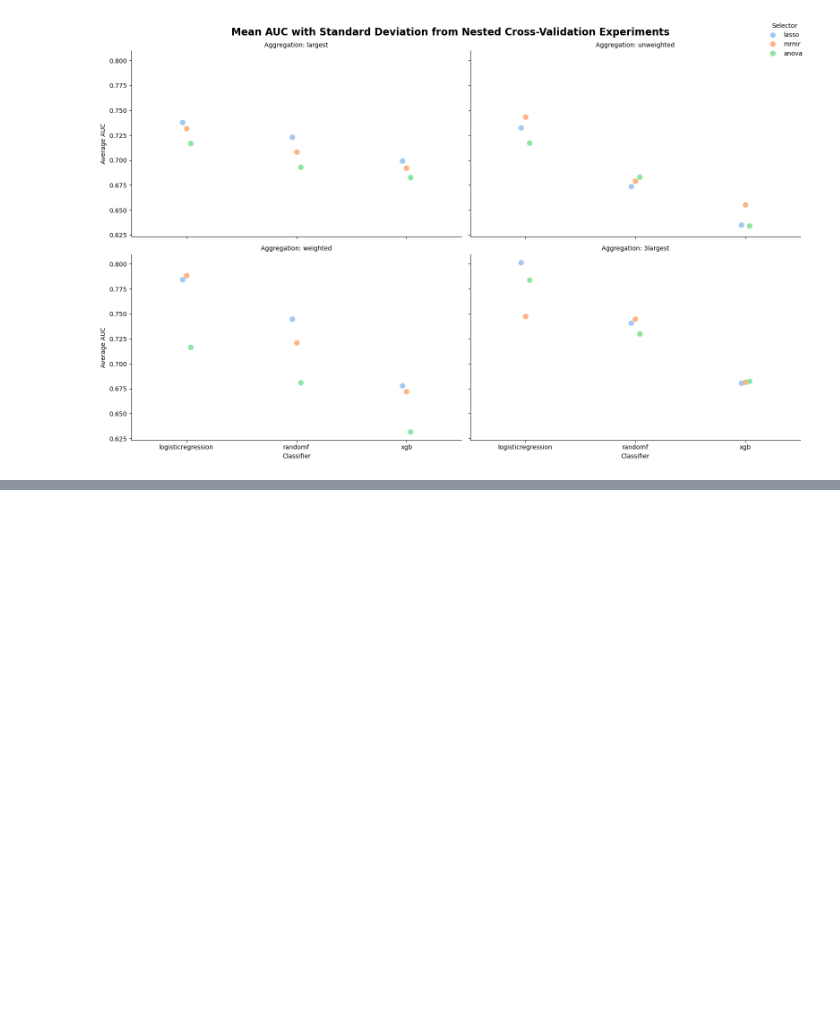
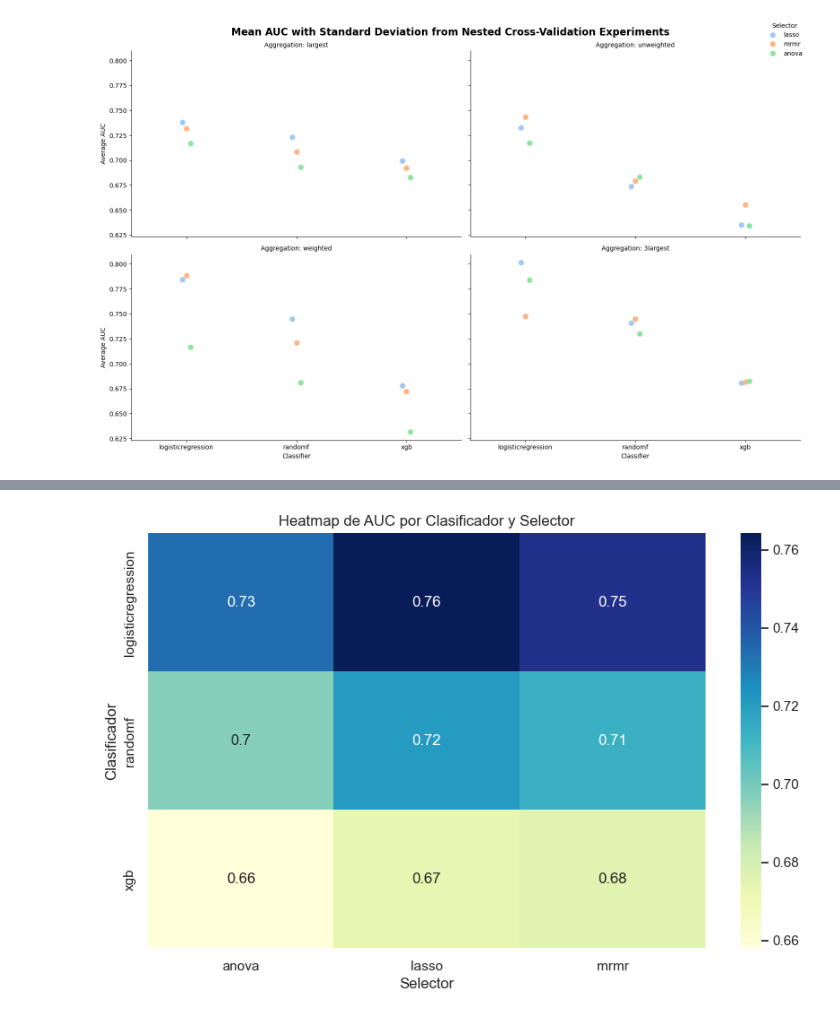
Before and after one commit to laiacoronas/predicting_immunotherapy_response, a Jupyter notebook: plot_resultsradiomics.ipynb, the cells around one changed output, grey strips where cells are left out. Drawn from its saved outputs; the diff is of its cells as text; code cells hidden in the pictures; blank space fills up the shorter version.

```diff
--- a/plot_resultsradiomics.ipynb
+++ b/plot_resultsradiomics.ipynb
@@ -147,0 +191,11 @@ The `join` parameter is deprecated and will be removed in v0.15.0. You can remov
+# %%
+#heatmap
+pivot_df = df.pivot_table(values='average_auc', index='classifier', columns='selector', aggfunc='mean')
+plt.figure(figsize=(10, 6))
+sns.heatmap(pivot_df, annot=True, cmap="YlGnBu")
+plt.title('Heatmap de AUC por Clasificador y Selector')
+plt.ylabel('Clasificador')
+plt.xlabel('Selector')
+plt.show()
+# %% [output]
+[figure, added]
```
Also changed, not shown: parts of 11 cells of this notebook, 3 other files.
